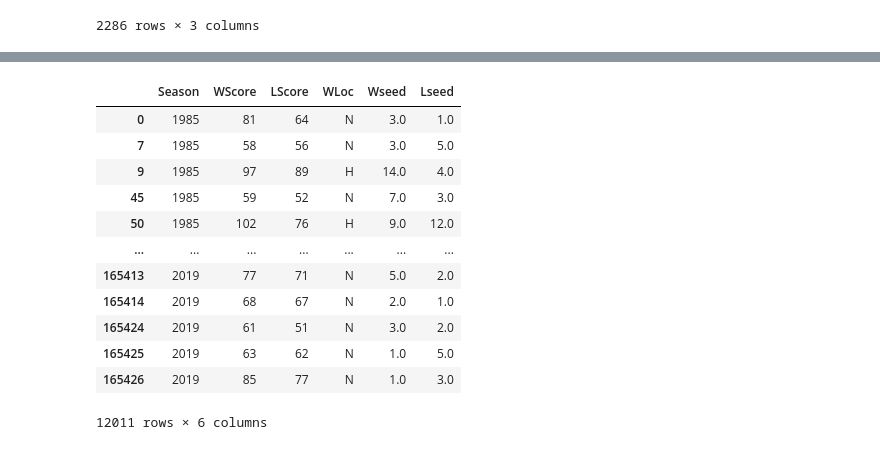
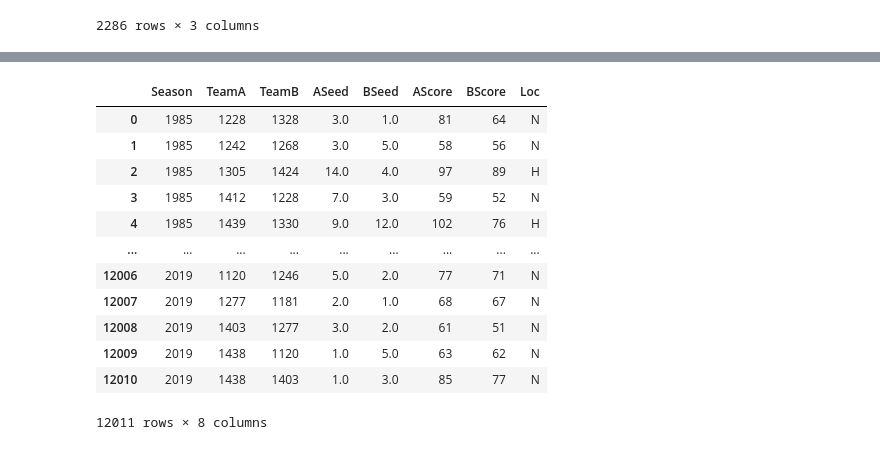
Before and after one commit to uni2237/kaggle-ncaa_m_2020, a Jupyter notebook: kernel79392c161c.ipynb, the cells around one changed output, grey strips where cells are left out. Cells and saved outputs as stored; diff of their text form; code cells hidden in the pictures.

```diff
--- a/kernel79392c161c.ipynb
+++ b/kernel79392c161c.ipynb
@@ -231,17 +224,23 @@ data
-# %%
-data.isna().sum()
-data.dropna(axis=0) #delete Nan row
-# %% [output]
-|  | Season | WScore | LScore | WLoc | Wseed | Lseed |
-| 0 | 1985 | 81 | 64 | N | 3.0 | 1.0 |
-| 7 | 1985 | 58 | 56 | N | 3.0 | 5.0 |
-| 9 | 1985 | 97 | 89 | H | 14.0 | 4.0 |
-| 45 | 1985 | 59 | 52 | N | 7.0 | 3.0 |
-| 50 | 1985 | 102 | 76 | H | 9.0 | 12.0 |
-| ... | ... | ... | ... | ... | ... | ... |
-| 165413 | 2019 | 77 | 71 | N | 5.0 | 2.0 |
-| 165414 | 2019 | 68 | 67 | N | 2.0 | 1.0 |
-| 165424 | 2019 | 61 | 51 | N | 3.0 | 2.0 |
-| 165425 | 2019 | 63 | 62 | N | 1.0 | 5.0 |
-| 165426 | 2019 | 85 | 77 | N | 1.0 | 3.0 |
-12011 rows × 6 columns
+# %%
+data.isna().sum()
+data.dropna(axis=0,inplace=True)#delete NaN row
+data.reset_index(drop=True,inplace=True)
+
+data.rename(columns={'WTeamID':'TeamA','LTeamID':'TeamB'},inplace=True)
+data.rename(columns={'WScore':'AScore','LScore':'BScore'},inplace=True)
+data.rename(columns={'Wseed':'ASeed','Lseed':'BSeed','WLoc':'Loc'},inplace=True)
+data
+# %% [output]
+|  | Season | TeamA | TeamB | ASeed | BSeed | AScore | BScore | Loc |
+| 0 | 1985 | 1228 | 1328 | 3.0 | 1.0 | 81 | 64 | N |
+| 1 | 1985 | 1242 | 1268 | 3.0 | 5.0 | 58 | 56 | N |
+| 2 | 1985 | 1305 | 1424 | 14.0 | 4.0 | 97 | 89 | H |
+| 3 | 1985 | 1412 | 1228 | 7.0 | 3.0 | 59 | 52 | N |
+| 4 | 1985 | 1439 | 1330 | 9.0 | 12.0 | 102 | 76 | H |
+| ... | ... | ... | ... | ... | ... | ... | ... | ... |
+| 12006 | 2019 | 1120 | 1246 | 5.0 | 2.0 | 77 | 71 | N |
+| 12007 | 2019 | 1277 | 1181 | 2.0 | 1.0 | 68 | 67 | N |
+| 12008 | 2019 | 1403 | 1277 | 3.0 | 2.0 | 61 | 51 | N |
+| 12009 | 2019 | 1438 | 1120 | 1.0 | 5.0 | 63 | 62 | N |
+| 12010 | 2019 | 1438 | 1403 | 1.0 | 3.0 | 85 | 77 | N |
+12011 rows × 8 columns
```
Also changed, not shown: parts of 7 cells of this notebook.
